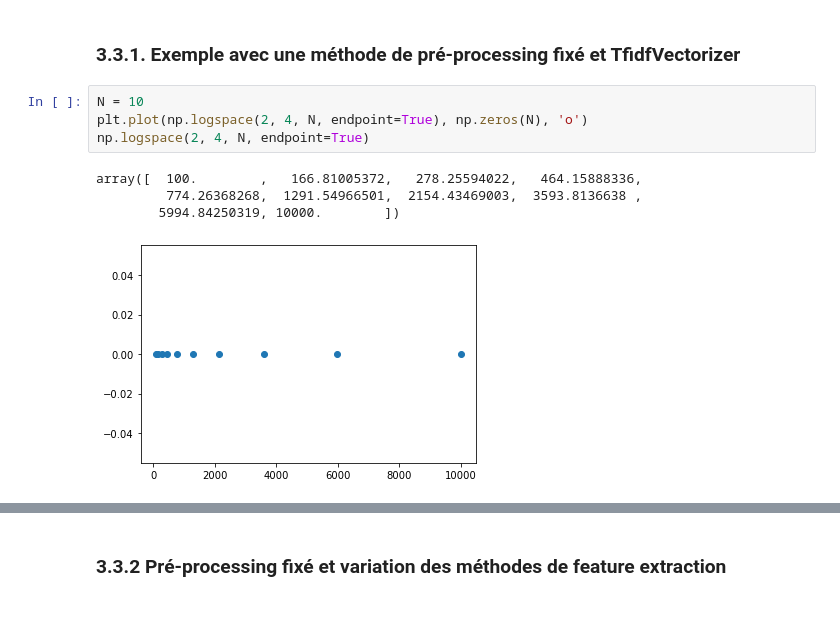
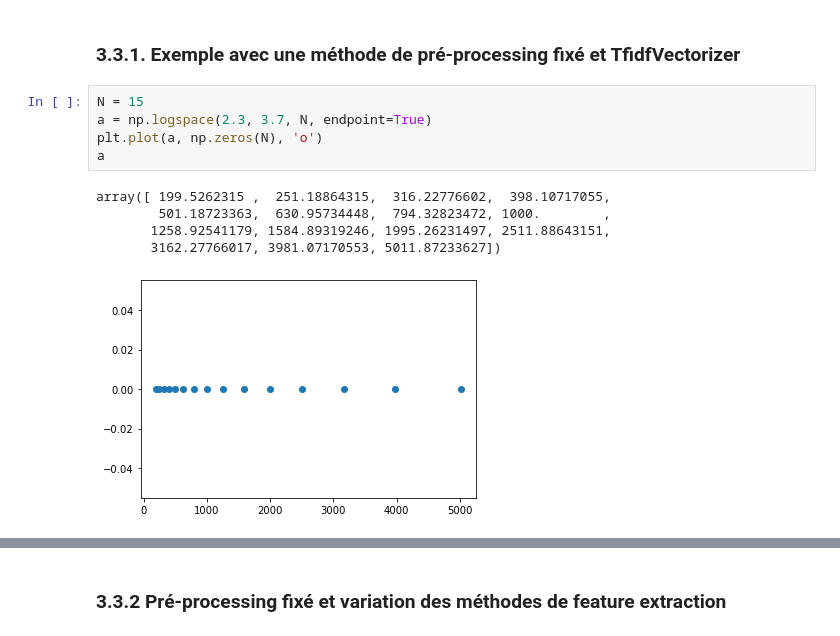
Before and after one commit to baptiste-pasquier/data_2A, a Jupyter notebook: model-LR.ipynb, the cells around one changed output, grey strips where cells are left out. Drawn from its saved outputs; the diff is of its cells as text.

```diff
--- a/model-LR.ipynb
+++ b/model-LR.ipynb
@@ -348,13 +350,15 @@ Nous faisons à présent varier le nombre de features.
 # %% [markdown]
 ### 3.3.1. Exemple avec une méthode de pré-processing fixé et TfidfVectorizer
 # %%
-N = 10
-plt.plot(np.logspace(2, 4, N, endpoint=True), np.zeros(N), 'o')
-np.logspace(2, 4, N, endpoint=True)
+N = 15
+a = np.logspace(2.3, 3.7, N, endpoint=True)
+plt.plot(a, np.zeros(N), 'o')
+a
 # %% [output]
-array([  100.        ,   166.81005372,   278.25594022,   464.15888336,
-         774.26368268,  1291.54966501,  2154.43469003,  3593.8136638 ,
-        5994.84250319, 10000.        ])
+array([ 199.5262315 ,  251.18864315,  316.22776602,  398.10717055,
+        501.18723363,  630.95734448,  794.32823472, 1000.        ,
+       1258.92541179, 1584.89319246, 1995.26231497, 2511.88643151,
+       3162.27766017, 3981.07170553, 5011.87233627])
-[figure, old version]
+[figure, new version]
 # %%
 %%time
```
Also changed, not shown: parts of 22 cells of this notebook, 1 other file.
